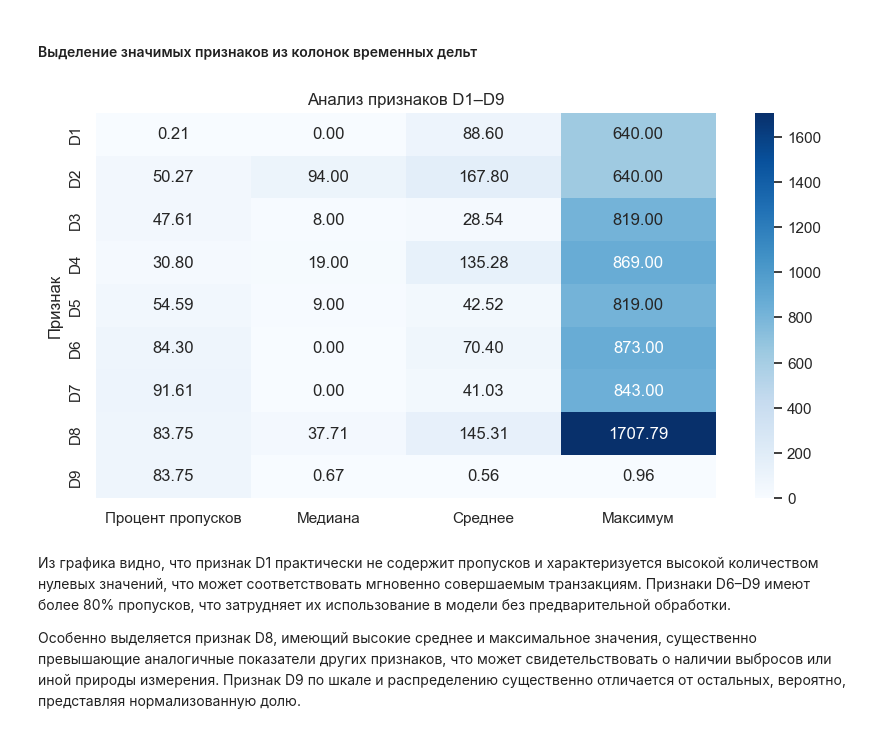
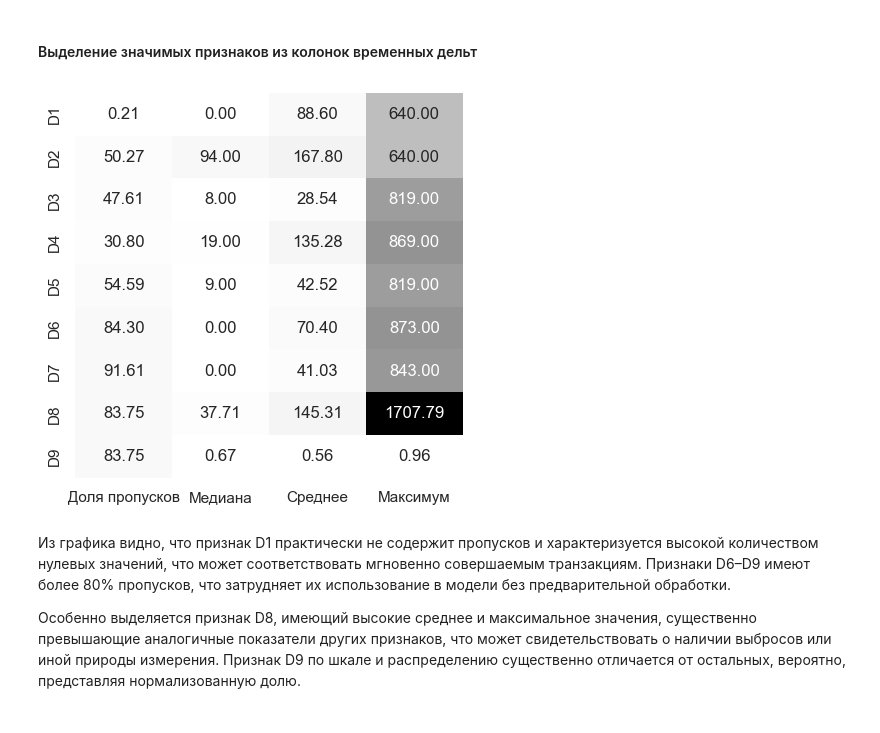
Before and after one commit to tpdox1/fraud_detection, a Jupyter notebook: notebooks/fraud_analysis.ipynb, the cells around one changed output. Cells and saved outputs as stored; diff of their text form; code cells hidden in the pictures.

```diff
--- a/notebooks/fraud_analysis.ipynb
+++ b/notebooks/fraud_analysis.ipynb
@@ -174,38 +206,39 @@ for i, col in enumerate(no_nans):
 # %%
 d_cols_to_check = ['D1', 'D2', 'D3', 'D4', 'D5', 'D6', 'D7', 'D8', 'D9']
 
 d_stats = {
     'Признак': [],
-    'Процент пропусков': [],
+    'Доля пропусков': [],
     'Медиана': [],
     'Среднее': [],
     'Максимум': []
 }
 
 for col in d_cols_to_check:
     missing_percent = train[col].isna().mean() * 100
     median = train[col].median()
     mean = train[col].mean()
     maximum = train[col].max()
 
     d_stats['Признак'].append(col)
-    d_stats['Процент пропусков'].append(round(missing_percent, 2))
+    d_stats['Доля пропусков'].append(round(missing_percent, 2))
     d_stats['Медиана'].append(round(median, 2))
     d_stats['Среднее'].append(round(mean, 2))
     d_stats['Максимум'].append(round(maximum, 2))
 
 df_dstats = pd.DataFrame(d_stats)
 
-plt.figure(figsize=(10, 5))
-sns.heatmap(df_dstats.set_index('Признак')[['Процент пропусков', 'Медиана', 'Среднее', 'Максимум']],
-            annot=True, fmt='.2f', cmap='Blues', cbar=True)
-plt.title('Анализ признаков D1–D9')
+plt.figure(figsize=(5, 5))
+ax = sns.heatmap(df_dstats.set_index('Признак')[['Доля пропусков', 'Медиана', 'Среднее', 'Максимум']],
+            annot=True, fmt='.2f', cmap='Greys', cbar=False)
+#plt.title('Анализ признаков D1–D9')
+ax.set_ylabel('')
 plt.show()
 
 
 df_dstats = pd.DataFrame(d_stats)
 # %% [output]
-[figure, old version]
+[figure, new version]
 # %% [markdown]
 Из графика видно, что признак D1 практически не содержит пропусков и характеризуется высокой количеством нулевых значений, что может соответствовать мгновенно совершаемым транзакциям. Признаки D6–D9 имеют более 80% пропусков, что затрудняет их использование в модели без предварительной обработки.
 
```
Also changed, not shown: parts of 6 cells of this notebook, 3 other files.
